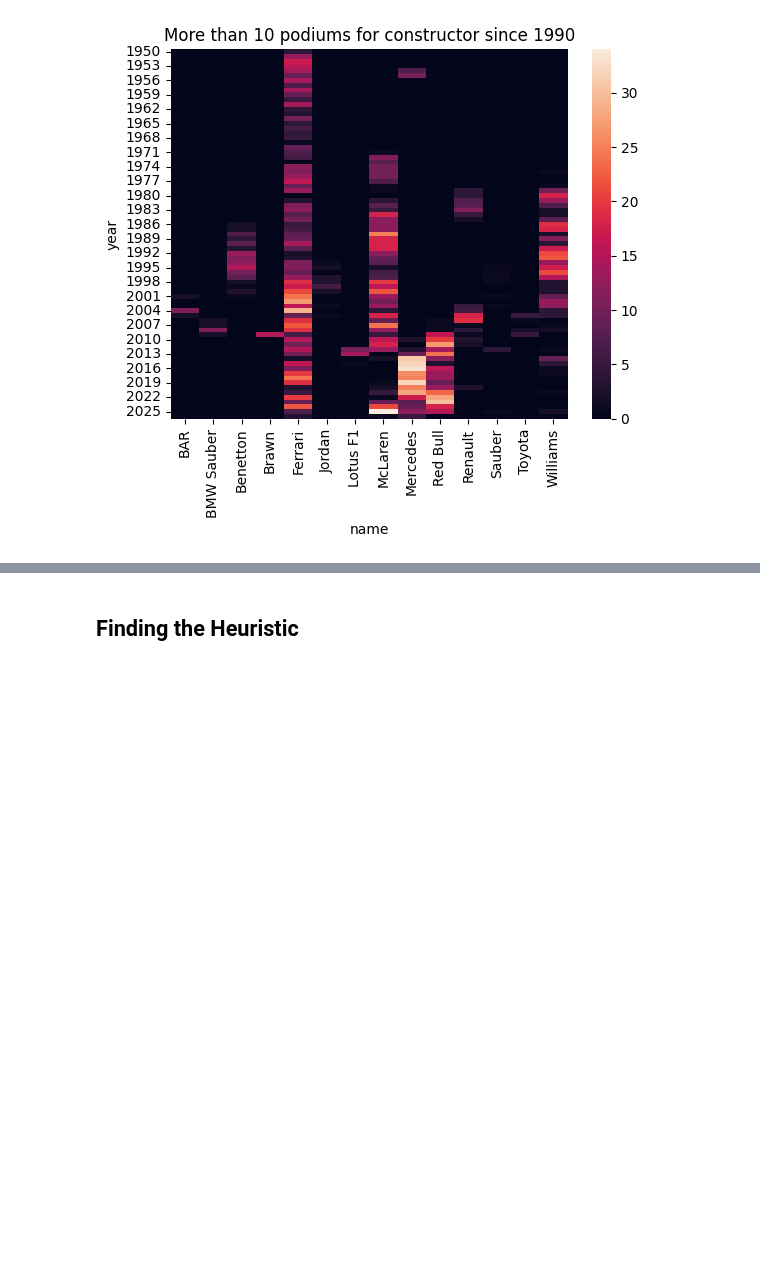
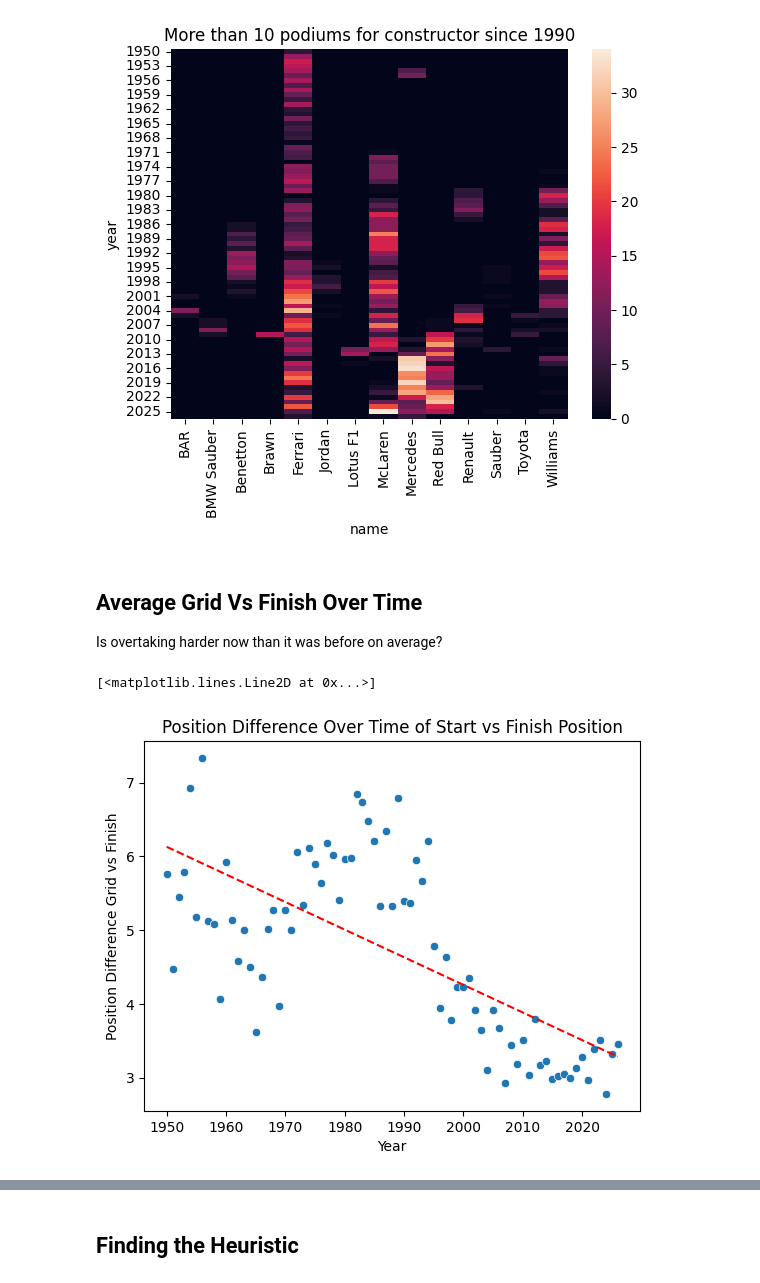
Before and after one commit to DaveAhearne/F1Prediction, a Jupyter notebook: F1Predictor.ipynb, the cells around one changed output, grey strips where cells are left out. Cells and saved outputs as stored; diff of their text form; code cells hidden in the pictures; blank space fills up the shorter version.

```diff
--- a/F1Predictor.ipynb
+++ b/F1Predictor.ipynb
@@ -220,3 +221,31 @@ sns.heatmap(filtered_pivot_df)
 # %% [output]
 <Axes: title={'center': 'More than 10 podiums for constructor since 1990'}, xlabel='name', ylabel='year'>
 [figure]
+# %% [markdown]
+## Average Grid Vs Finish Over Time
+
+Is overtaking harder now than it was before on average?
+# %%
+position_over_time_df = pd.merge(
+    left=race_df[["raceId", "year"]],
+    right=res_df[["raceId", "driverId", "grid", "position"]],
+    how="left",
+    on="raceId"
+).dropna().reset_index(drop=True)
+
+position_over_time_df["absPositionDifference"] = abs(position_over_time_df["grid"] - position_over_time_df["position"])
+
+position_difference_by_year_df = pd.DataFrame(position_over_time_df.groupby("year").mean()["absPositionDifference"])
+# %%
+plt.xlabel("Year")
+plt.ylabel("Position Difference Grid vs Finish")
+plt.title("Position Difference Over Time of Start vs Finish Position")
+
+trend = np.polyfit(position_difference_by_year_df.index, position_difference_by_year_df["absPositionDifference"], 1)
+trendpoly = np.poly1d(trend)
+
+sns.scatterplot(data=position_difference_by_year_df, x=position_difference_by_year_df.index, y="absPositionDifference")
+plt.plot(position_difference_by_year_df.index, trendpoly(position_difference_by_year_df.index), color="red", linestyle='dashed')
+# %% [output]
+[<matplotlib.lines.Line2D at 0x...>]
+[figure, added]
```
Also changed, not shown: parts of 3 cells of this notebook.
